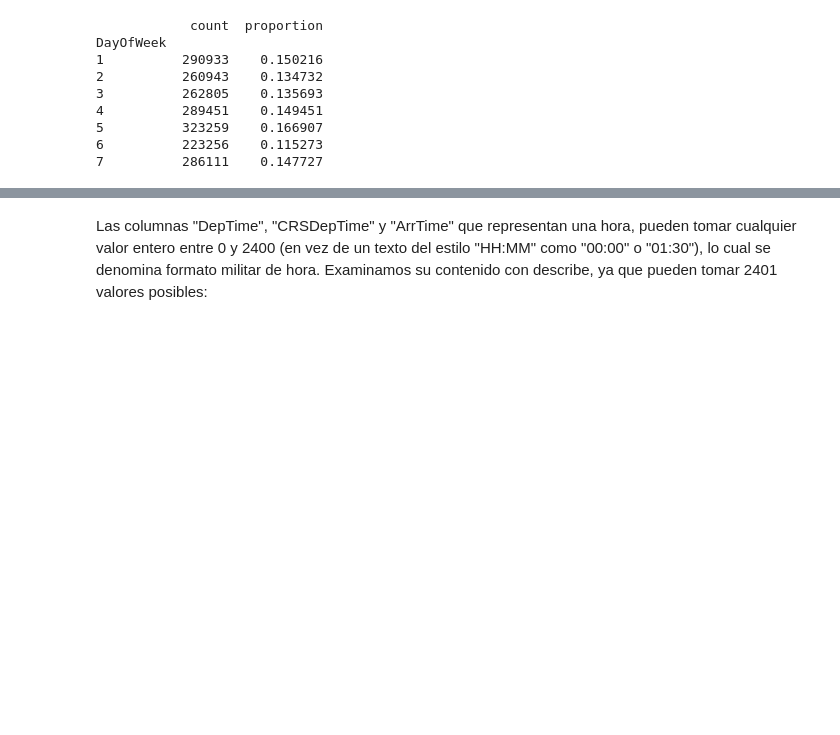
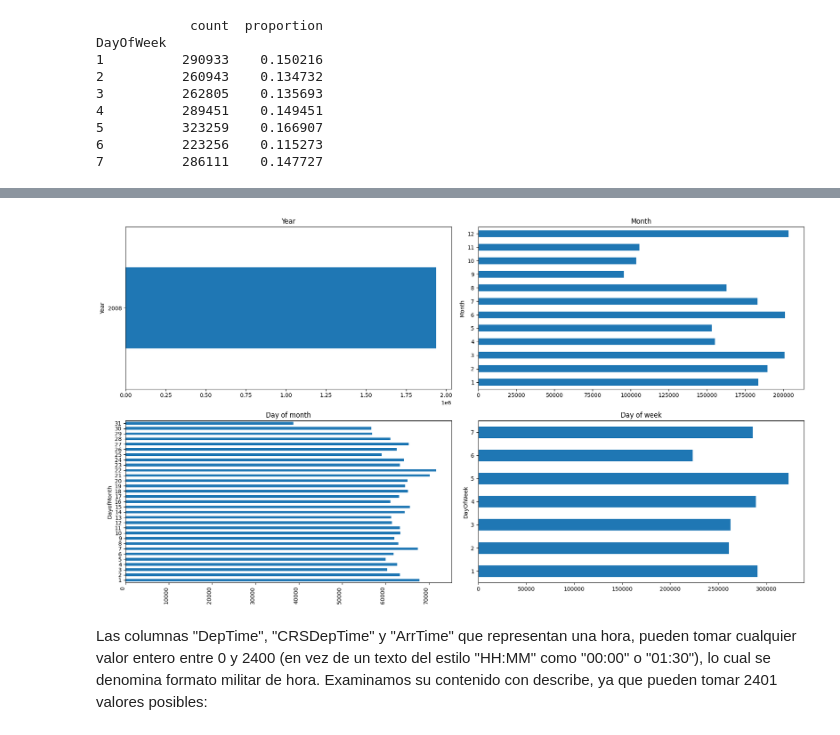
Before and after one commit to DiegoLeonG96/proyecto-pydatascience-udd, a Jupyter notebook: 01_Analisis_Exploratorio.ipynb, the cells around one changed output, grey strips where cells are left out. Drawn from its saved outputs; the diff is of its cells as text; code cells hidden in the pictures; blank space fills up the shorter version.

Commit message:
ADD: bar plots for temporal columns

```diff
--- a/01_Analisis_Exploratorio.ipynb
+++ b/01_Analisis_Exploratorio.ipynb
@@ -154,3 +156,17 @@ DayOfWeek
+# %%
+fig, ax = plt.subplots(nrows=2, ncols=2, figsize=(18, 10))
+data["Year"].value_counts(ascending=False).sort_index().plot(kind='barh', ax=ax[0, 0])
+data["Month"].value_counts(ascending=False).sort_index().plot(kind='barh', ax=ax[0, 1])
+data["DayofMonth"].value_counts(ascending=False).sort_index().plot(kind='barh', ax=ax[1, 0])
+data["DayOfWeek"].value_counts(ascending=False).sort_index().plot(kind='barh', ax=ax[1, 1])
+ax[0, 0].set_title("Year")
+ax[0, 1].set_title("Month")
+ax[1, 0].set_title("Day of month")
+ax[1, 1].set_title("Day of week")
+plt.setp(ax[1, 0].get_xticklabels(), rotation=90, ha='right')
+plt.tight_layout()
+# %% [output]
+[figure, added]
 # %% [markdown]
 Las columnas "DepTime", "CRSDepTime" y "ArrTime" que representan una hora, pueden tomar cualquier valor entero entre 0 y 2400 (en vez de un texto del estilo "HH:MM" como "00:00" o "01:30"), lo cual se denomina formato militar de hora. Examinamos su contenido con describe, ya que pueden tomar 2401 valores posibles:
 # %%
```
Also changed, not shown: parts of 1 cell of this notebook.
